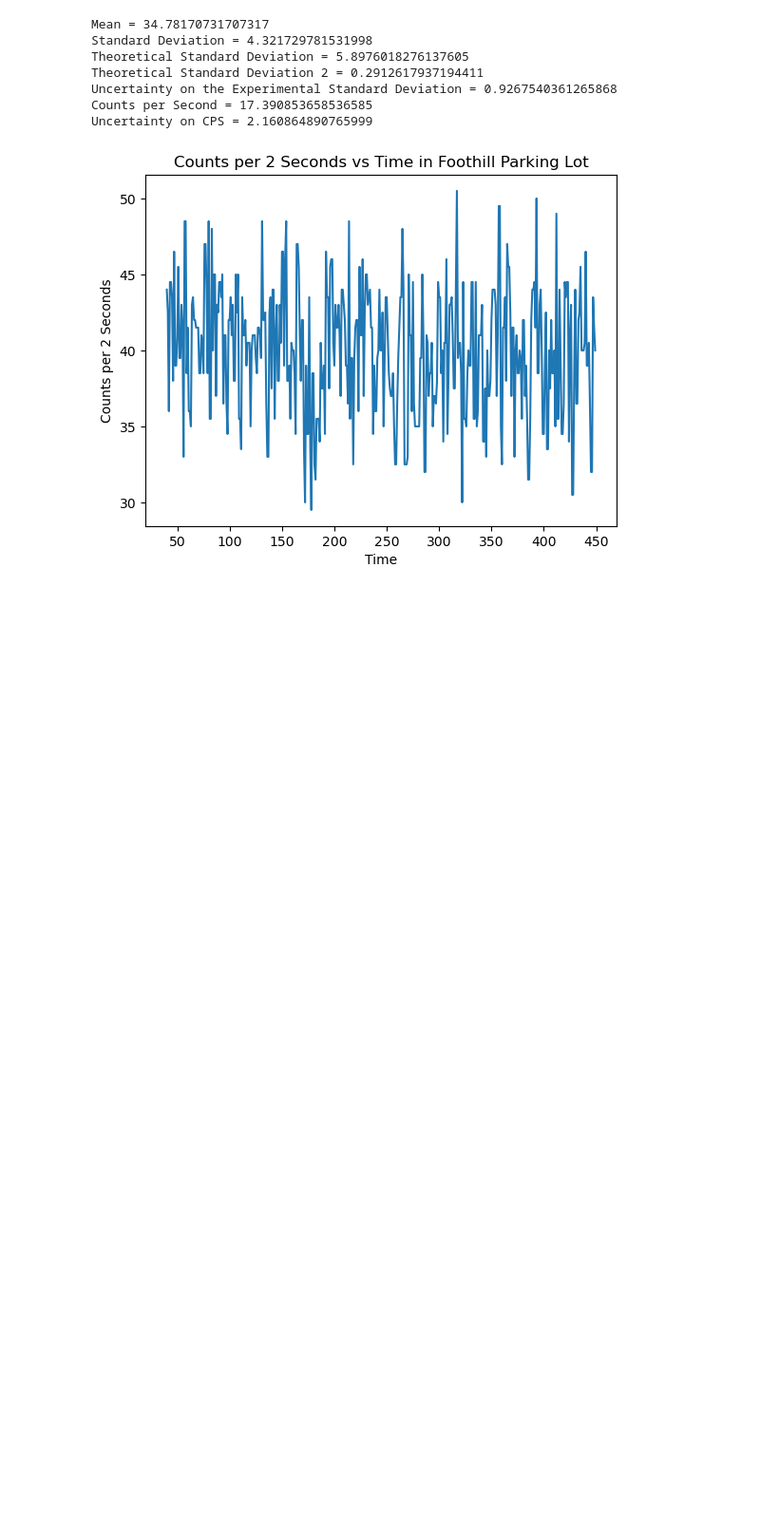
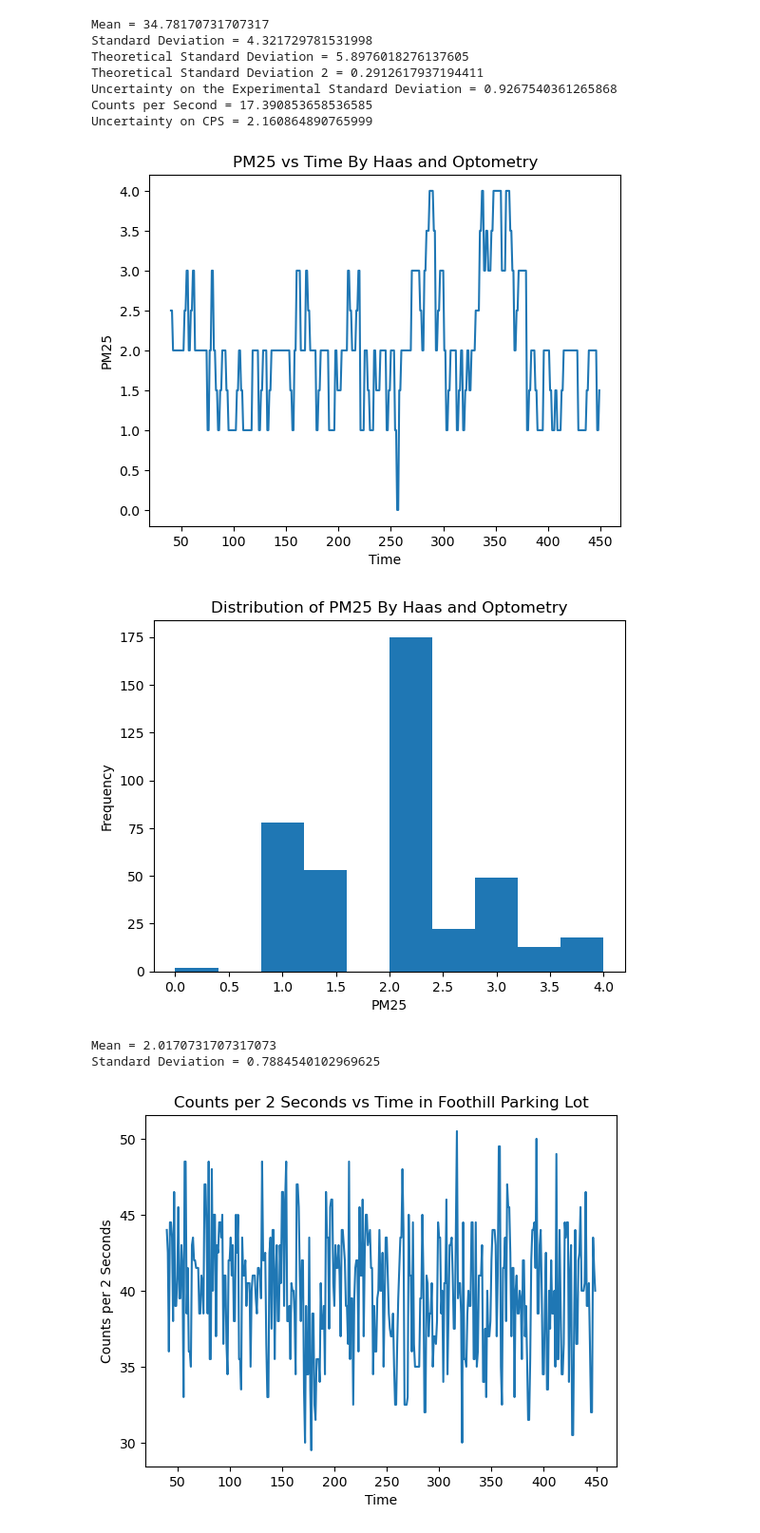
Before and after one commit to tinajolly/E11, a Jupyter notebook: Final Project/final_project_analysis.ipynb, the cells around one changed output. Shown at 95% size. Drawn from its saved outputs; the diff is of its cells as text; code cells hidden in the pictures; blank space fills up the shorter version.

```diff
--- a/Final Project/final_project_analysis.ipynb
+++ b/Final Project/final_project_analysis.ipynb
@@ -108,6 +131,13 @@ Theoretical Standard Deviation 2 = 0.2912617937194411
 Uncertainty on the Experimental Standard Deviation = 0.9267540361265868
 Counts per Second = 17.390853658536585
 Uncertainty on CPS = 2.160864890765999
+# %%
+stats_fun(data4['PM25'],'PM25','By Haas and Optometry','counts Haas')
+# %% [output]
+[figure, added]
+[figure, added]
+Mean = 2.0170731707317073
+Standard Deviation = 0.7884540102969625
 # %%
 stats_fun(data5['counts'],'Counts per 2 Seconds','in Foothill Parking Lot','counts foothill')
 # %% [output]
```
Also changed, not shown: parts of 12 cells of this notebook, 4 other files.
